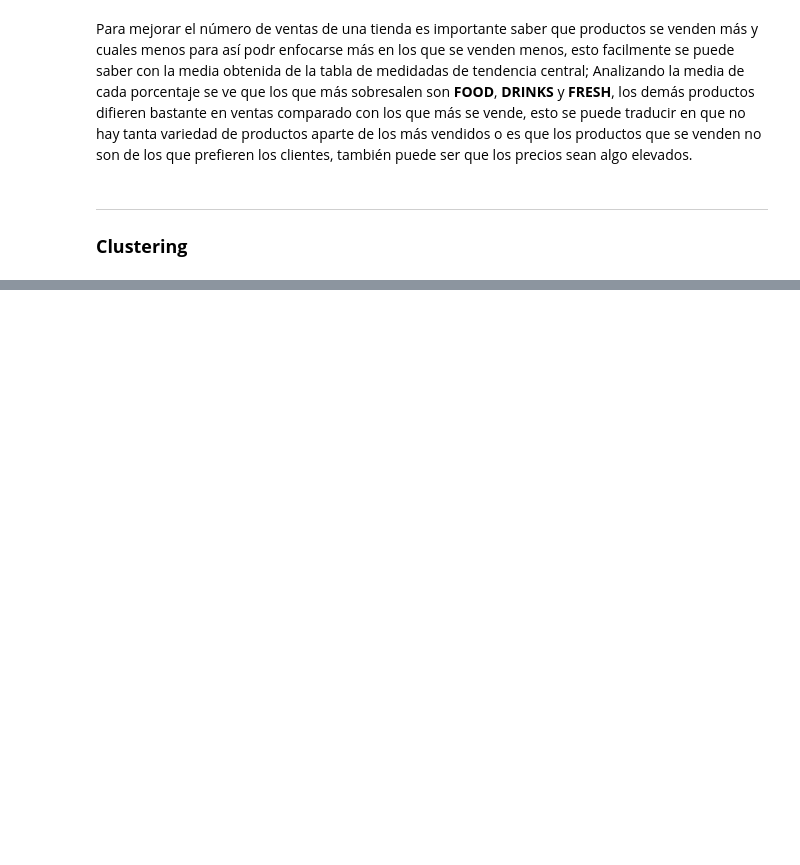
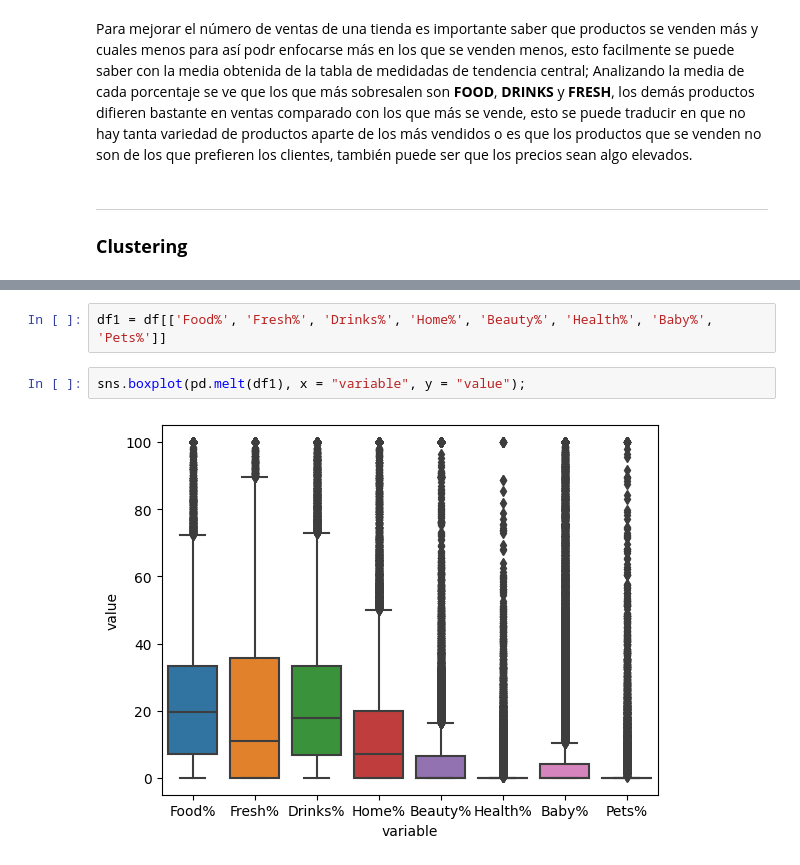
Before and after one commit to Francisco1583/francisco123, a Jupyter notebook: retoAnalitica/tarea2.ipynb, the cells around one changed output, grey strips where cells are left out. Cells and saved outputs as stored; diff of their text form; blank space fills up the shorter version.

```diff
--- a/retoAnalitica/tarea2.ipynb
+++ b/retoAnalitica/tarea2.ipynb
@@ -250,0 +234,6 @@ Number of clusters suggested by knee method: 3
+# %%
+df1 = df[['Food%', 'Fresh%', 'Drinks%', 'Home%', 'Beauty%', 'Health%', 'Baby%', 'Pets%']]
+# %%
+sns.boxplot(pd.melt(df1), x = "variable", y = "value");
+# %% [output]
+[figure, added]
```
Also changed, not shown: parts of 7 cells of this notebook.
